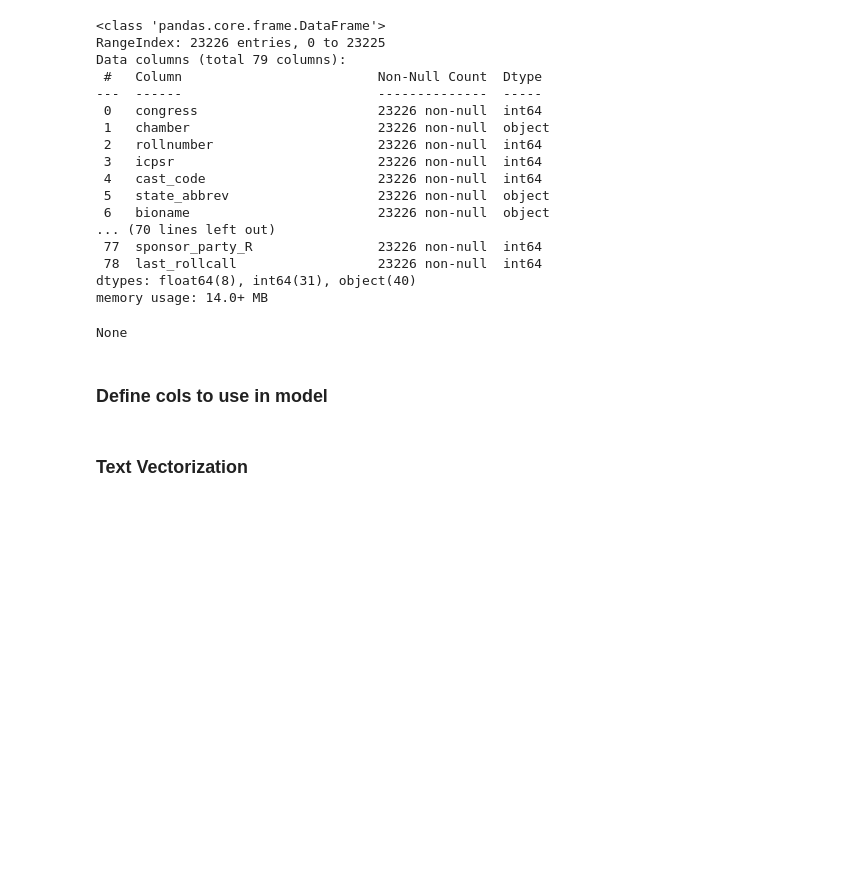
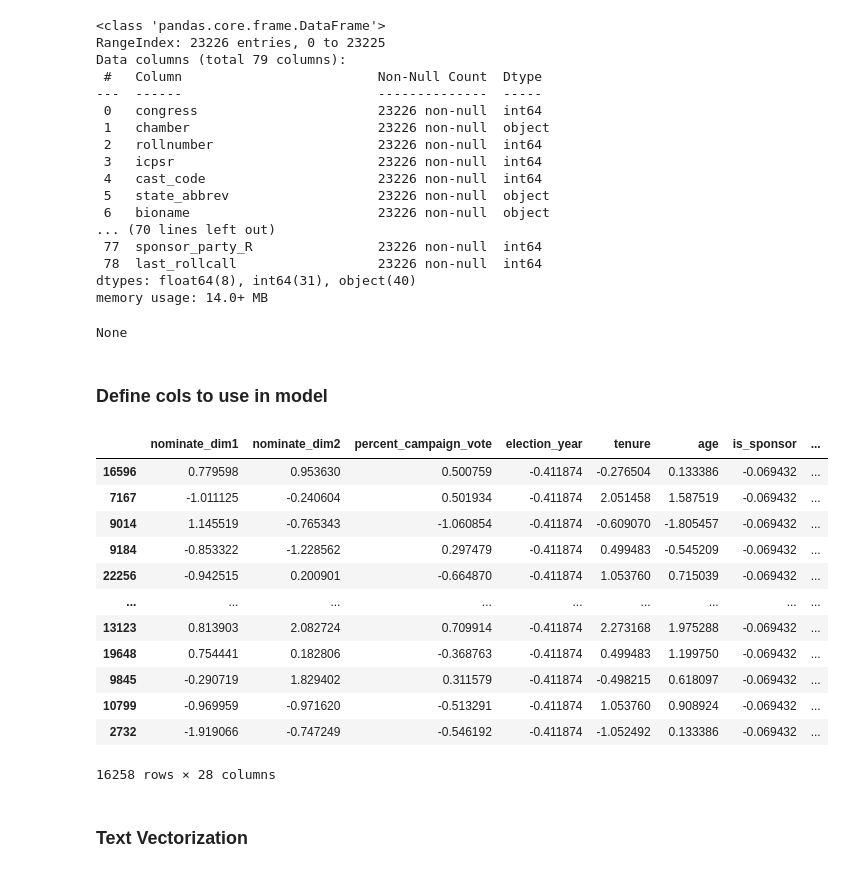
Before and after one commit to zapatos24/senator_nlp_vote_prediction, a Jupyter notebook: XGBoost_Model.ipynb, the cells around one changed output. Saved outputs shown, nothing was run; the diff lists cells and outputs as text; code cells hidden in the pictures; blank space fills up the shorter version.

```diff
--- a/XGBoost_Model.ipynb
+++ b/XGBoost_Model.ipynb
@@ -158,6 +158,22 @@ X_test_df = pd.DataFrame(X_test_sc, index=y_test.index, columns=X[non_text_cols]
 # %%
 unique_sum_train_df = pd.Series(X_train_df['summary'].unique())
 unique_sum_test_df = pd.Series(X_test_df['summary'].unique())
+# %%
+X_train_df
+# %% [output]
+|  | nominate_dim1 | nominate_dim2 | percent_campaign_vote | election_year | tenure | age | is_sponsor | ... |
+| 16596 | 0.779598 | 0.953630 | 0.500759 | -0.411874 | -0.276504 | 0.133386 | -0.069432 | ... |
+| 7167 | -1.011125 | -0.240604 | 0.501934 | -0.411874 | 2.051458 | 1.587519 | -0.069432 | ... |
+| 9014 | 1.145519 | -0.765343 | -1.060854 | -0.411874 | -0.609070 | -1.805457 | -0.069432 | ... |
+| 9184 | -0.853322 | -1.228562 | 0.297479 | -0.411874 | 0.499483 | -0.545209 | -0.069432 | ... |
+| 22256 | -0.942515 | 0.200901 | -0.664870 | -0.411874 | 1.053760 | 0.715039 | -0.069432 | ... |
+| ... | ... | ... | ... | ... | ... | ... | ... | ... |
+| 13123 | 0.813903 | 2.082724 | 0.709914 | -0.411874 | 2.273168 | 1.975288 | -0.069432 | ... |
+| 19648 | 0.754441 | 0.182806 | -0.368763 | -0.411874 | 0.499483 | 1.199750 | -0.069432 | ... |
+| 9845 | -0.290719 | 1.829402 | 0.311579 | -0.411874 | -0.498215 | 0.618097 | -0.069432 | ... |
+| 10799 | -0.969959 | -0.971620 | -0.513291 | -0.411874 | 1.053760 | 0.908924 | -0.069432 | ... |
+| 2732 | -1.919066 | -0.747249 | -0.546192 | -0.411874 | -1.052492 | 0.133386 | -0.069432 | ... |
+16258 rows × 28 columns
 # %% [markdown]
 ### Text Vectorization
 # %%
```
Also changed, not shown: parts of 10 cells of this notebook.
